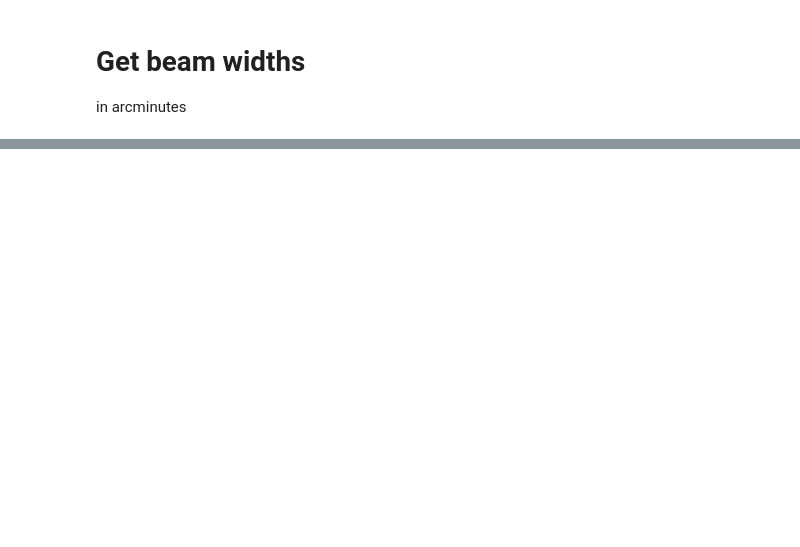
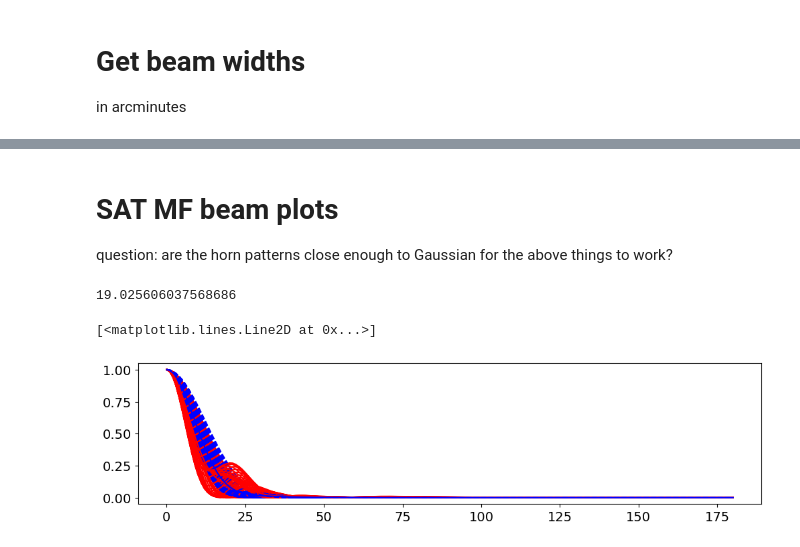
Before and after one commit to JohnRuhl/CMB_expt, a Jupyter notebook: cmbs4/BeamEstimates.ipynb, the cells around one changed output, grey strips where cells are left out. Cells and saved outputs as stored; diff of their text form; code cells hidden in the pictures; blank space fills up the shorter version.

```diff
--- a/cmbs4/BeamEstimates.ipynb
+++ b/cmbs4/BeamEstimates.ipynb
@@ -189,0 +251,35 @@ MF2: Airy =  1.5,  Gauss+taper =  1.4
+# %% [markdown]
+# SAT MF beam plots
+question: are the horn patterns close enough to Gaussian for the above things to work?
+# %%
+lowf = 84
+highf = 172
+MF2_1 = np.arange(84,139)
+MF2_2 = np.arange(139,173)
+
+sat_fnum = 1.45
+stop_angle_rad = np.arctan(1/(2*sat_fnum))
+stop_angle = (180/np.pi)*stop_angle_rad
+print(stop_angle)
+
+Eplane_1_sum = 0
+Hplane_1_sum = 0
+plt.subplot(2,1,1)
+for ii in MF2_1:
+    fname = 'beams_SATMF_2023may/file19_'+str(ii)+'_GHz.dat'
+    data = np.loadtxt(fname,unpack=True)
+    theta_deg = data[0,:]
+    Eplane = data[1,:]**2
+    Hplane = data[3,:]**2
+    Eplane_1_sum += Eplane
+    Hplane_1_sum += Hplane
+    plt.plot(theta_deg,Eplane,'r')
+    plt.plot(theta_deg,Hplane,'--b')
+Eplane1 = Eplane_1_sum/np.max(Eplane_1_sum)
+Hplane1 = Hplane_1_sum/np.max(Hplane_1_sum)
+plt.plot(theta_deg,Eplane1,'r')
+plt.plot(theta_deg,Hplane1,'b')
+# %% [output]
+19.025606037568686
+[<matplotlib.lines.Line2D at 0x...>]
+[figure, added]
```
Also changed, not shown: parts of 14 cells of this notebook.
